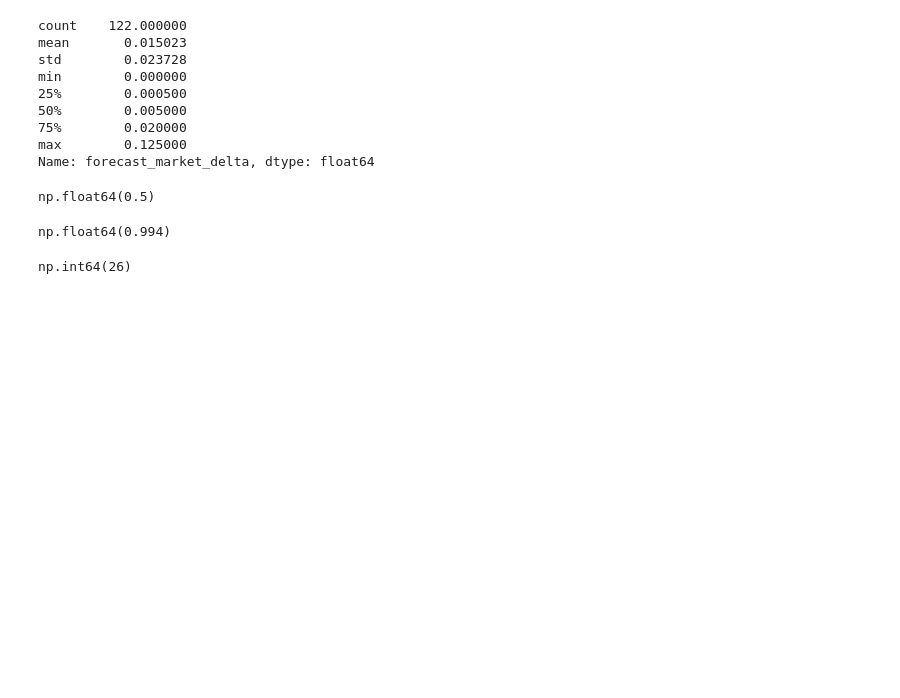
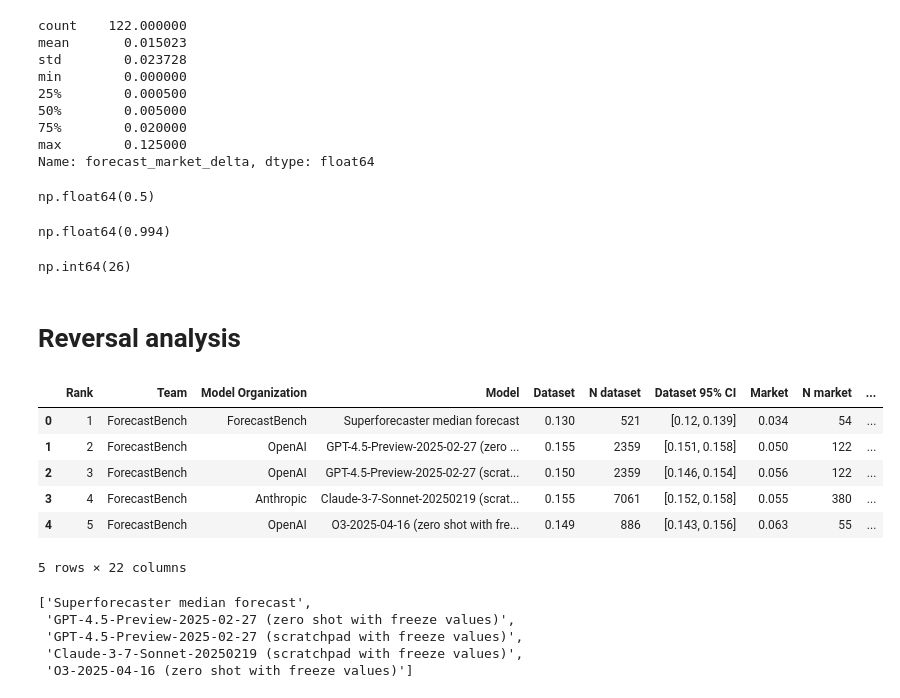
Before and after one commit to forecastingresearch/forecastbench-stability-analysis, a Jupyter notebook: notebooks/blog_post.ipynb, the cells around one changed output. Saved outputs shown, nothing was run; the diff lists cells and outputs as text; code cells hidden in the pictures; blank space fills up the shorter version.

```diff
--- a/notebooks/blog_post.ipynb
+++ b/notebooks/blog_post.ipynb
@@ -53,3 +57,28 @@ mask = df_temp["forecast_market_delta"] == 0.0
 mask.sum()
 # %% [output]
 np.int64(26)
+# %% [markdown]
+# Reversal analysis
+# %%
+df_leaderboard = pd.read_csv('~/Desktop/leaderboard_tournament.csv')
+df_leaderboard["Model"] = df_leaderboard["Model"].str.replace("crowd forecast", "freeze values")
+df_leaderboard.head()
+# %% [output]
+|  | Rank | Team | Model Organization | Model | Dataset | N dataset | Dataset 95% CI | Market | N market | ... |
+| 0 | 1 | ForecastBench | ForecastBench | Superforecaster median forecast | 0.130 | 521 | [0.12, 0.139] | 0.034 | 54 | ... |
+| 1 | 2 | ForecastBench | OpenAI | GPT-4.5-Preview-2025-02-27 (zero ... | 0.155 | 2359 | [0.151, 0.158] | 0.050 | 122 | ... |
+| 2 | 3 | ForecastBench | OpenAI | GPT-4.5-Preview-2025-02-27 (scrat... | 0.150 | 2359 | [0.146, 0.154] | 0.056 | 122 | ... |
+| 3 | 4 | ForecastBench | Anthropic | Claude-3-7-Sonnet-20250219 (scrat... | 0.155 | 7061 | [0.152, 0.158] | 0.055 | 380 | ... |
+| 4 | 5 | ForecastBench | OpenAI | O3-2025-04-16 (zero shot with fre... | 0.149 | 886 | [0.143, 0.156] | 0.063 | 55 | ... |
+5 rows × 22 columns
+# %%
+all_models = df["model"].unique()
+top_models = df_leaderboard.nsmallest(25, 'Overall')['Model']
+top_models = list(top_models)
+top_models[0:5]
+# %% [output]
+['Superforecaster median forecast',
+ 'GPT-4.5-Preview-2025-02-27 (zero shot with freeze values)',
+ 'GPT-4.5-Preview-2025-02-27 (scratchpad with freeze values)',
+ 'Claude-3-7-Sonnet-20250219 (scratchpad with freeze values)',
+ 'O3-2025-04-16 (zero shot with freeze values)']
```
Also changed, not shown: parts of 7 cells of this notebook.
